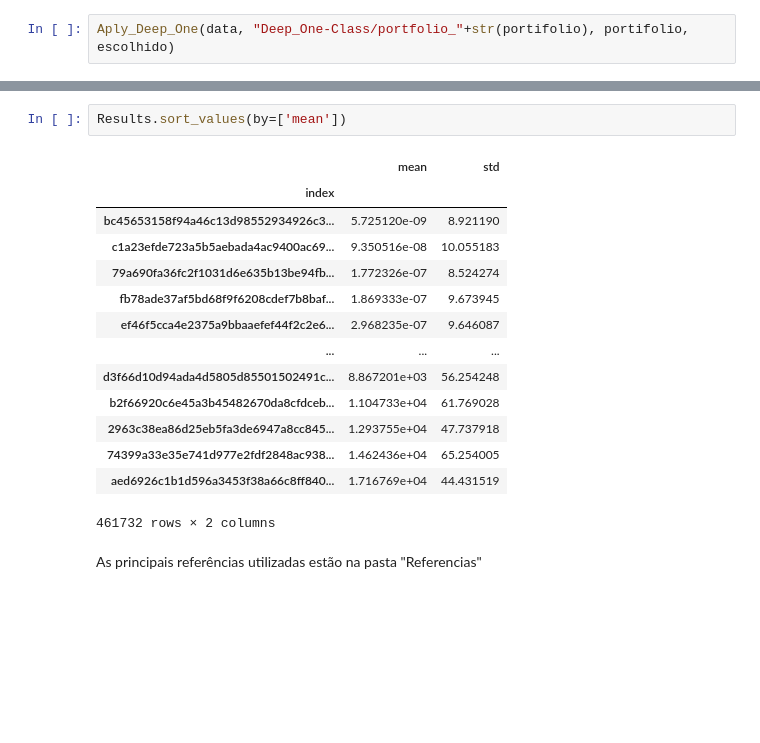
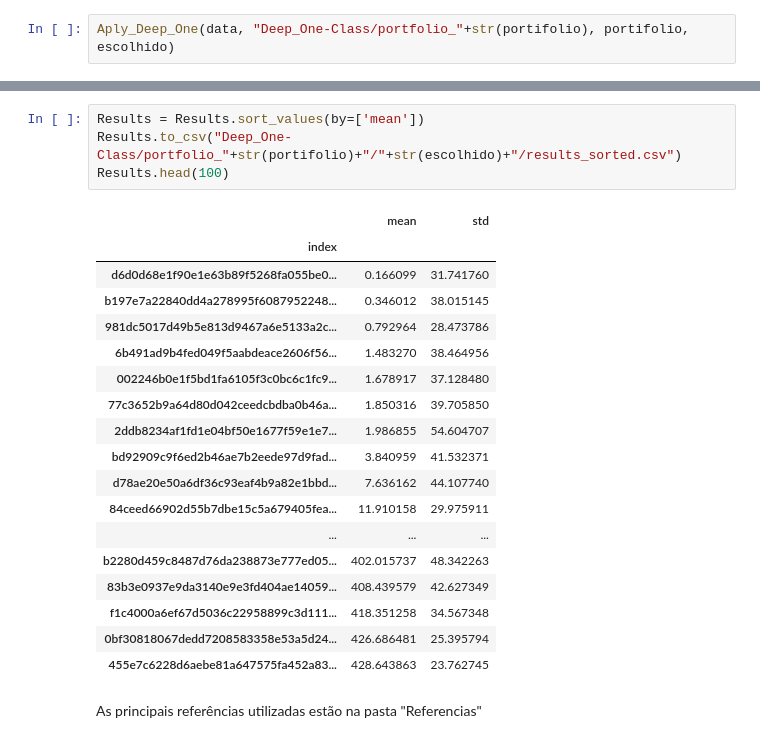
Before and after one commit to LucasYuki/Projeto-AceleraDev-Data-Science, a Jupyter notebook: Main.ipynb, the cells around one changed output, grey strips where cells are left out. Cells and saved outputs as stored; diff of their text form; blank space fills up the shorter version.

```diff
--- a/Main.ipynb
+++ b/Main.ipynb
@@ -163,19 +164,25 @@ Results.head()
-# %%
-Results.sort_values(by=['mean'])
-# %% [output]
-|  | mean | std |
-| index |  |  |
-| bc45653158f94a46c13d98552934926c3... | 5.725120e-09 | 8.921190 |
-| c1a23efde723a5b5aebada4ac9400ac69... | 9.350516e-08 | 10.055183 |
-| 79a690fa36fc2f1031d6e635b13be94fb... | 1.772326e-07 | 8.524274 |
-| fb78ade37af5bd68f9f6208cdef7b8baf... | 1.869333e-07 | 9.673945 |
-| ef46f5cca4e2375a9bbaaefef44f2c2e6... | 2.968235e-07 | 9.646087 |
-| ... | ... | ... |
-| d3f66d10d94ada4d5805d85501502491c... | 8.867201e+03 | 56.254248 |
-| b2f66920c6e45a3b45482670da8cfdceb... | 1.104733e+04 | 61.769028 |
-| 2963c38ea86d25eb5fa3de6947a8cc845... | 1.293755e+04 | 47.737918 |
-| 74399a33e35e741d977e2fdf2848ac938... | 1.462436e+04 | 65.254005 |
-| aed6926c1b1d596a3453f38a66c8ff840... | 1.716769e+04 | 44.431519 |
-461732 rows × 2 columns
+# %%
+Results = Results.sort_values(by=['mean'])
+Results.to_csv("Deep_One-Class/portfolio_"+str(portifolio)+"/"+str(escolhido)+"/results_sorted.csv")
+Results.head(100)
+# %% [output]
+|  | mean | std |
+| index |  |  |
+| d6d0d68e1f90e1e63b89f5268fa055be0... | 0.166099 | 31.741760 |
+| b197e7a22840dd4a278995f6087952248... | 0.346012 | 38.015145 |
+| 981dc5017d49b5e813d9467a6e5133a2c... | 0.792964 | 28.473786 |
+| 6b491ad9b4fed049f5aabdeace2606f56... | 1.483270 | 38.464956 |
+| 002246b0e1f5bd1fa6105f3c0bc6c1fc9... | 1.678917 | 37.128480 |
+| 77c3652b9a64d80d042ceedcbdba0b46a... | 1.850316 | 39.705850 |
+| 2ddb8234af1fd1e04bf50e1677f59e1e7... | 1.986855 | 54.604707 |
+| bd92909c9f6ed2b46ae7b2eede97d9fad... | 3.840959 | 41.532371 |
+| d78ae20e50a6df36c93eaf4b9a82e1bbd... | 7.636162 | 44.107740 |
+| 84ceed66902d55b7dbe15c5a679405fea... | 11.910158 | 29.975911 |
+| ... | ... | ... |
+| b2280d459c8487d76da238873e777ed05... | 402.015737 | 48.342263 |
+| 83b3e0937e9da3140e9e3fd404ae14059... | 408.439579 | 42.627349 |
+| f1c4000a6ef67d5036c22958899c3d111... | 418.351258 | 34.567348 |
+| 0bf30818067dedd7208583358e53a5d24... | 426.686481 | 25.395794 |
+| 455e7c6228d6aebe81a647575fa452a83... | 428.643863 | 23.762745 |
 # %% [markdown]
 As principais referências utilizadas estão na pasta "Referencias"
```
Also changed, not shown: parts of 6 cells of this notebook, 24 other files.
